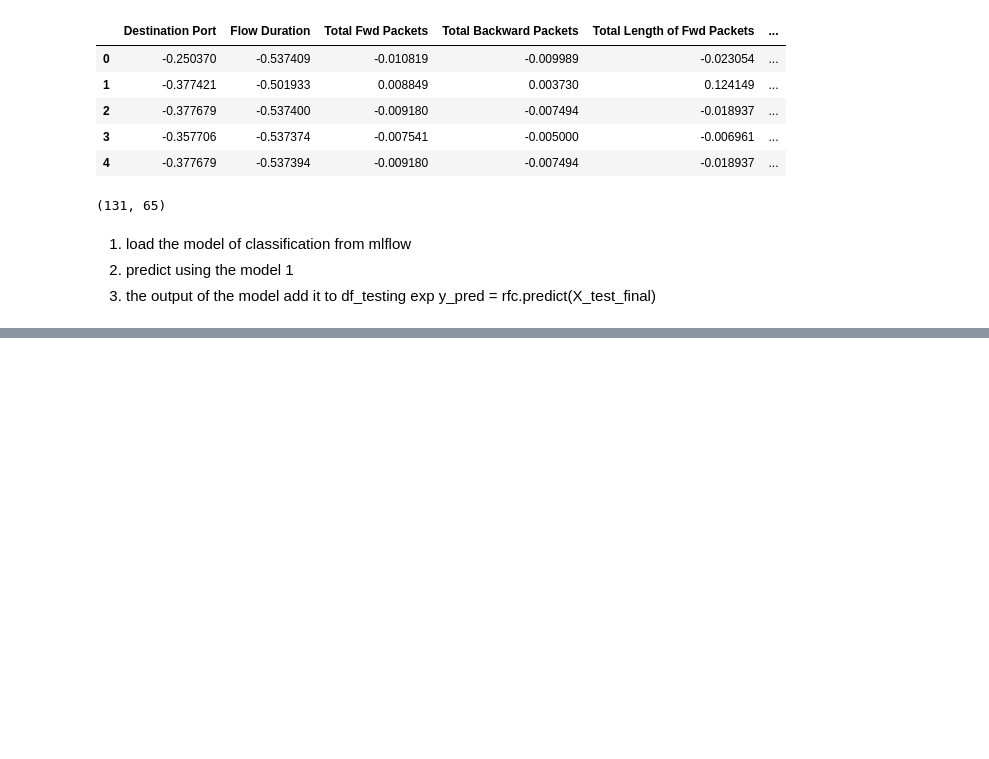
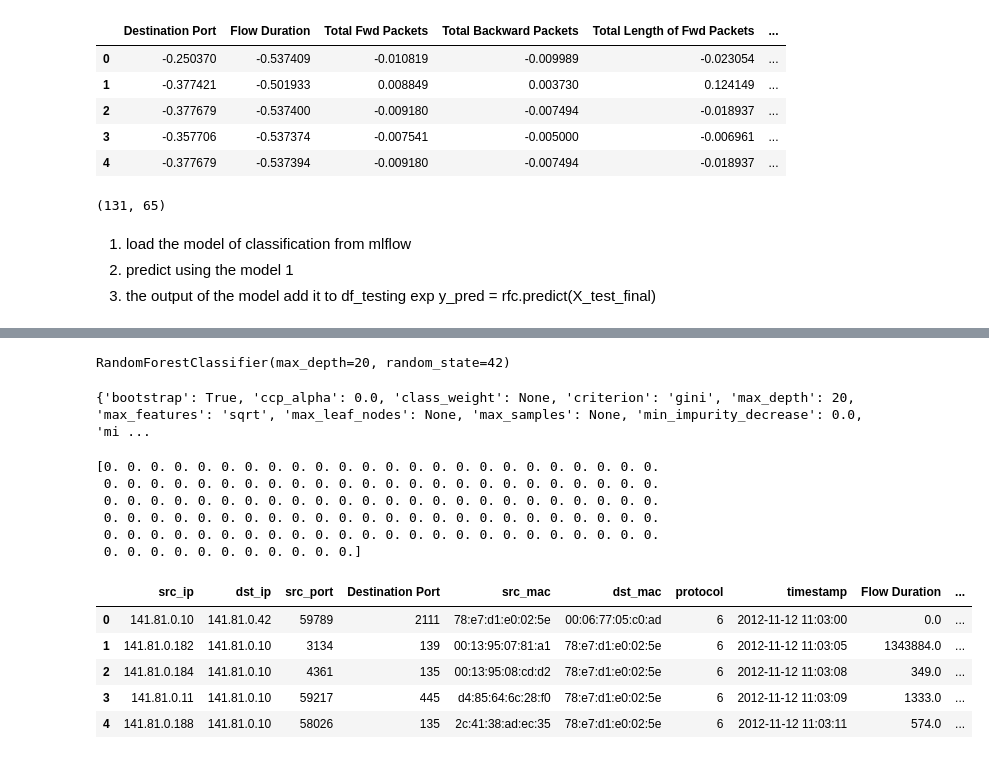
Before and after one commit to asmaemou/Capstone_Notebook, a Jupyter notebook: testing/testing.ipynb, the cells around one changed output, grey strips where cells are left out. Saved outputs shown, nothing was run; the diff lists cells and outputs as text; code cells hidden in the pictures; blank space fills up the shorter version.

```diff
--- a/testing/testing.ipynb
+++ b/testing/testing.ipynb
@@ -460,8 +385,44 @@ API request to http://localhost:5002/api/2.0/mlflow-artifacts/artifacts/46995368
-# %%
-import mlflow.pyfunc
-
-# Define the path to the model inside the run
-model_uri = f"runs:/{run_id}/model"
-
-# Load the model
-model = mlflow.pyfunc.load_model(model_uri)
+# %%
+import mlflow.sklearn
+
+# Specify the run ID to load the specific model
+run_id = "14f774bdaabb4040be977199c0b21576"
+
+# Load the model using the run ID and correct path to the model.pkl file
+model = mlflow.sklearn.load_model(f"runs:/{run_id}/random_forest_model_mlflow")
+# %%
+# View model details
+print(model)
+# %% [output]
+RandomForestClassifier(max_depth=20, random_state=42)
+# %%
+# View model hyperparameters
+print(model.get_params())
+# %% [output]
+{'bootstrap': True, 'ccp_alpha': 0.0, 'class_weight': None, 'criterion': 'gini', 'max_depth': 20, 'max_features': 'sqrt', 'max_leaf_nodes': None, 'max_samples': None, 'min_impurity_decrease': 0.0, 'mi ...
+# %%
+# Assuming X_test is your test dataset
+predictions = model.predict(df_scaled_final)
+
+# Display the predictions
+print(predictions)
+# %% [output]
+[0. 0. 0. 0. 0. 0. 0. 0. 0. 0. 0. 0. 0. 0. 0. 0. 0. 0. 0. 0. 0. 0. 0. 0.
+ 0. 0. 0. 0. 0. 0. 0. 0. 0. 0. 0. 0. 0. 0. 0. 0. 0. 0. 0. 0. 0. 0. 0. 0.
+ 0. 0. 0. 0. 0. 0. 0. 0. 0. 0. 0. 0. 0. 0. 0. 0. 0. 0. 0. 0. 0. 0. 0. 0.
+ 0. 0. 0. 0. 0. 0. 0. 0. 0. 0. 0. 0. 0. 0. 0. 0. 0. 0. 0. 0. 0. 0. 0. 0.
+ 0. 0. 0. 0. 0. 0. 0. 0. 0. 0. 0. 0. 0. 0. 0. 0. 0. 0. 0. 0. 0. 0. 0. 0.
+ 0. 0. 0. 0. 0. 0. 0. 0. 0. 0. 0.]
+# %%
+# Add predictions as a new column to df_testing
+df_testing['predictions'] = predictions
+# %%
+# Display the first few rows of df_testing to check the new column
+df_testing.head()
+# %% [output]
+|  | src_ip | dst_ip | src_port | Destination Port | src_mac | dst_mac | protocol | timestamp | Flow Duration | ... |
+| 0 | 141.81.0.10 | 141.81.0.42 | 59789 | 2111 | 78:e7:d1:e0:02:5e | 00:06:77:05:c0:ad | 6 | 2012-11-12 11:03:00 | 0.0 | ... |
+| 1 | 141.81.0.182 | 141.81.0.10 | 3134 | 139 | 00:13:95:07:81:a1 | 78:e7:d1:e0:02:5e | 6 | 2012-11-12 11:03:05 | 1343884.0 | ... |
+| 2 | 141.81.0.184 | 141.81.0.10 | 4361 | 135 | 00:13:95:08:cd:d2 | 78:e7:d1:e0:02:5e | 6 | 2012-11-12 11:03:08 | 349.0 | ... |
+| 3 | 141.81.0.11 | 141.81.0.10 | 59217 | 445 | d4:85:64:6c:28:f0 | 78:e7:d1:e0:02:5e | 6 | 2012-11-12 11:03:09 | 1333.0 | ... |
+| 4 | 141.81.0.188 | 141.81.0.10 | 58026 | 135 | 2c:41:38:ad:ec:35 | 78:e7:d1:e0:02:5e | 6 | 2012-11-12 11:03:11 | 574.0 | ... |
```
Also changed, not shown: parts of 10 cells of this notebook, 8 other files.
